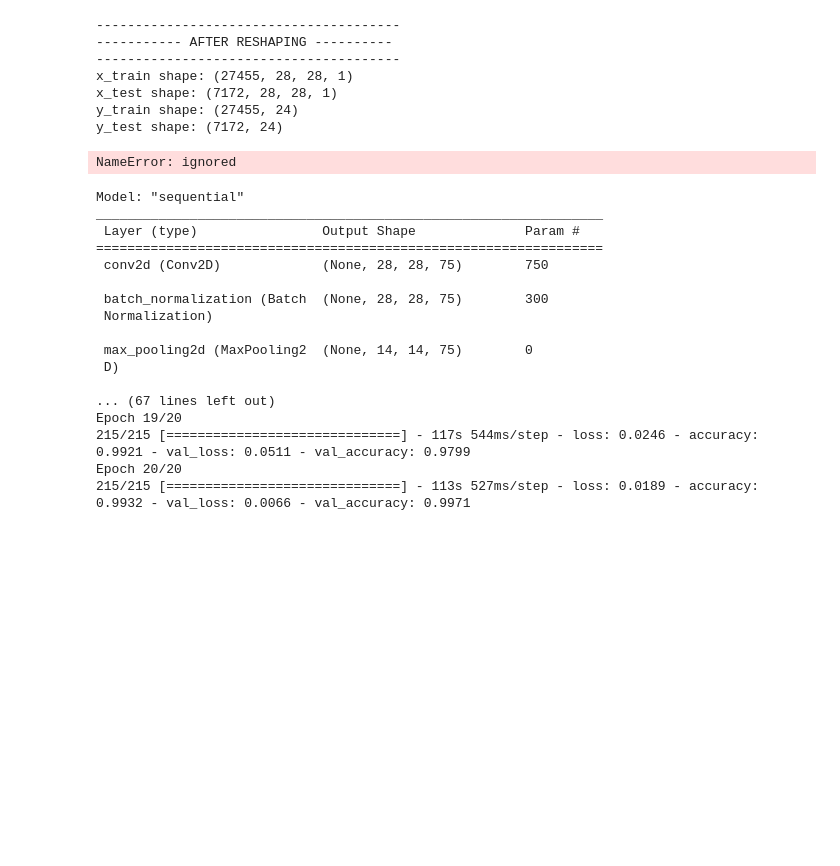
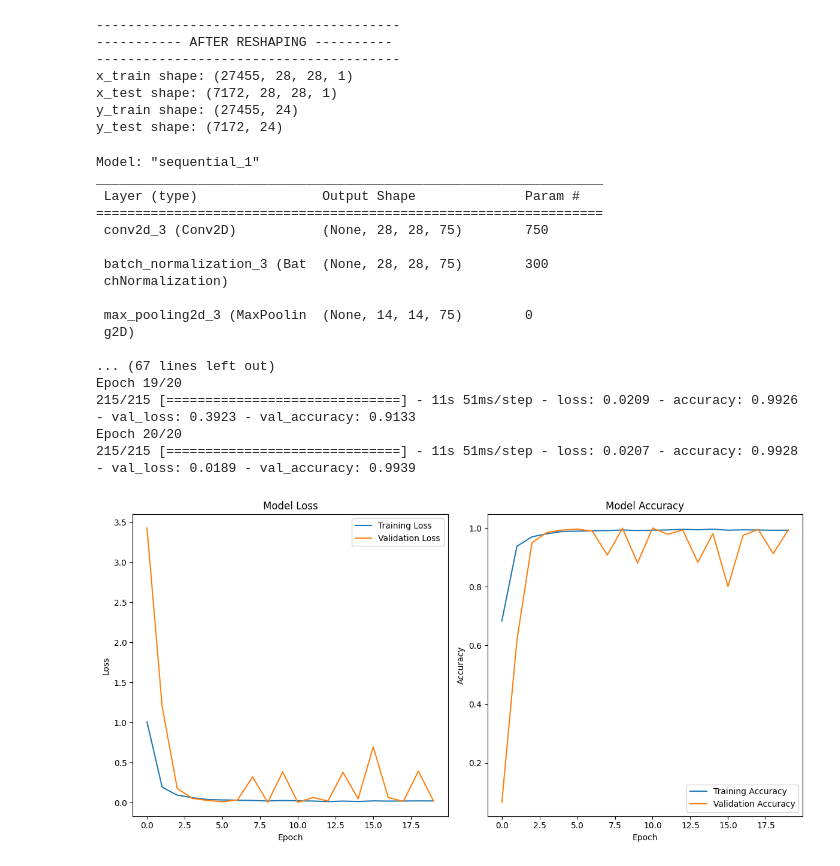
Before and after one commit to MehniLozo/letsay, a Jupyter notebook: Models/Signlang.ipynb, the cells around one changed output. Cells and saved outputs as stored; diff of their text form; code cells hidden in the pictures; blank space fills up the shorter version.

Commit message:
some models show

```diff
--- a/Models/Signlang.ipynb
+++ b/Models/Signlang.ipynb
@@ -149,20 +156,20 @@ x_test shape: (7172, 28, 28, 1)
 y_train shape: (27455, 24)
 y_test shape: (7172, 24)
 # %%
-datagen = ImageDataGenerator(
-        featurewise_center=False,
-        samplewise_center=False,
-        featurewise_std_normalization=False,
-        samplewise_std_normalization=False,
-        zca_whitening=False,
-        rotation_range=10,
-        zoom_range = 0.1,
-        width_shift_range=0.1,
-        height_shift_range=0.1,
-        horizontal_flip=False,
-        vertical_flip=False)
+def augment_statistics(x_train):
+  datagen = ImageDataGenerator(
+          featurewise_center=False,
+          samplewise_center=False,
+          featurewise_std_normalization=False,
+          samplewise_std_normalization=False,
+          zca_whitening=False,
+          rotation_range=10,
+          zoom_range = 0.1,
+          width_shift_range=0.1,
+          height_shift_range=0.1,
+          horizontal_flip=False,
+          vertical_flip=False)
 
-datagen.fit(x_train)
+  datagen.fit(x_train)
+  return datagen
-# %% [output]
-NameError: ignored
 # %%
@@ -184,27 +195,52 @@ model.add(Dense(units = 24 , activation = 'softmax'))
+# %%
+def plot_train_summarization(history):
+    # Plot training & validation loss values
+    plt.figure(figsize=(12, 6))
+    plt.subplot(1, 2, 1)
+    plt.plot(history.history['loss'], label='Training Loss')
+    plt.plot(history.history['val_loss'], label='Validation Loss')
+    plt.title('Model Loss')
+    plt.xlabel('Epoch')
+    plt.ylabel('Loss')
+    plt.legend()
+
+    # Plot training & validation accuracy values
+    plt.subplot(1, 2, 2)
+    plt.plot(history.history['accuracy'], label='Training Accuracy')
+    plt.plot(history.history['val_accuracy'], label='Validation Accuracy')
+    plt.title('Model Accuracy')
+    plt.xlabel('Epoch')
+    plt.ylabel('Accuracy')
+    plt.legend()
+
+    plt.tight_layout()
+    plt.show()
 # %%
-model.compile(optimizer = 'adam' , loss = 'categorical_crossentropy' , metrics = ['accuracy'])
-model.summary()
-
+model = def_mod()
+datagen = augment_statistics(x_train)
 history = model.fit(datagen.flow(x_train,y_train, batch_size = 128) ,epochs = 20 , validation_data = (x_test, y_test))
-
 model.save('american_sign.h5')
 # %% [output]
-Model: "sequential"
+Model: "sequential_1"
 _________________________________________________________________
  Layer (type)                Output Shape              Param #
 =================================================================
- conv2d (Conv2D)             (None, 28, 28, 75)        750
+ conv2d_3 (Conv2D)           (None, 28, 28, 75)        750
 
- batch_normalization (Batch  (None, 28, 28, 75)        300
- Normalization)
+ batch_normalization_3 (Bat  (None, 28, 28, 75)        300
+ chNormalization)
 
- max_pooling2d (MaxPooling2  (None, 14, 14, 75)        0
- D)
+ max_pooling2d_3 (MaxPoolin  (None, 14, 14, 75)        0
+ g2D)
 
 ... (67 lines left out)
 Epoch 19/20
-215/215 [==============================] - 117s 544ms/step - loss: 0.0246 - accuracy: 0.9921 - val_loss: 0.0511 - val_accuracy: 0.9799
+215/215 [==============================] - 11s 51ms/step - loss: 0.0209 - accuracy: 0.9926 - val_loss: 0.3923 - val_accuracy: 0.9133
 Epoch 20/20
-215/215 [==============================] - 113s 527ms/step - loss: 0.0189 - accuracy: 0.9932 - val_loss: 0.0066 - val_accuracy: 0.9971
+215/215 [==============================] - 11s 51ms/step - loss: 0.0207 - accuracy: 0.9928 - val_loss: 0.0189 - val_accuracy: 0.9939
+# %%
+plot_train_summarization(history)
+# %% [output]
+[figure, added]
 # %%
 ## better visualization with confusion matrix
```
Also changed, not shown: parts of 5 cells of this notebook, 2 other files.
